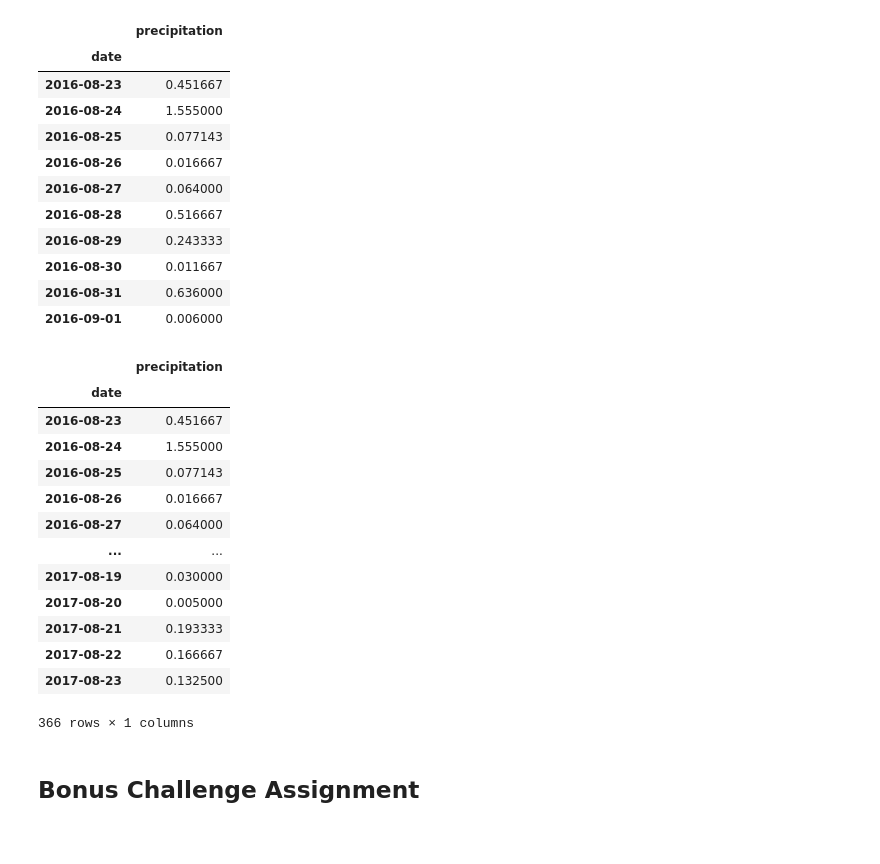
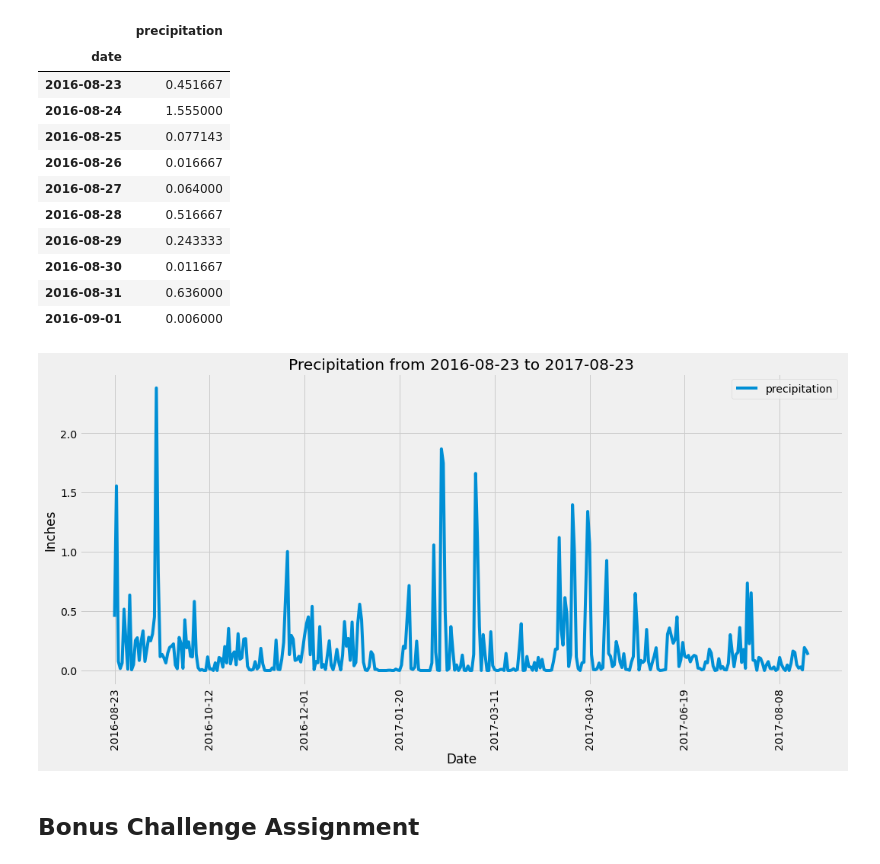
Before and after one commit to sir-omoreno/sqlalchemy-challenge, a Jupyter notebook: climate_starter.ipynb, the cells around one changed output. Cells and saved outputs as stored; diff of their text form; code cells hidden in the pictures; blank space fills up the shorter version.

Commit message:
motplotlib chart

```diff
--- a/climate_starter.ipynb
+++ b/climate_starter.ipynb
@@ -79,8 +79,10 @@ query_to_retrieve
  ('2017-08-23', 0.1325)]
 # %%
 # Save the query results as a Pandas DataFrame and set the index to the date column
+# Sort the dataframe by date
 df = pd.DataFrame(query_to_retrieve, columns=['date', 'precipitation'])
 df.set_index("date", inplace=True)
+df = df.sort_values(["date"], ascending=True)
 df.head(10)
 # %% [output]
 |  | precipitation |
@@ -95,25 +97,16 @@ df.head(10)
 | 2016-08-30 | 0.011667 |
 | 2016-08-31 | 0.636000 |
 | 2016-09-01 | 0.006000 |
-# %%
-# Sort the dataframe by date
-df.sort_values("date")
-# Use Pandas Plotting with Matplotlib to plot the data
-# %% [output]
-|  | precipitation |
-| date |  |
-| 2016-08-23 | 0.451667 |
-| 2016-08-24 | 1.555000 |
-| 2016-08-25 | 0.077143 |
-| 2016-08-26 | 0.016667 |
-| 2016-08-27 | 0.064000 |
-| ... | ... |
-| 2017-08-19 | 0.030000 |
-| 2017-08-20 | 0.005000 |
-| 2017-08-21 | 0.193333 |
-| 2017-08-22 | 0.166667 |
-| 2017-08-23 | 0.132500 |
-366 rows × 1 columns
+# %%
+# Use Pandas Plotting with Matplotlib to plot the data
+ax = df.plot(rot=90, figsize=(16,7));
+ax.set_title(f"Precipitation from {dt.datetime.strftime(one_year_ago, '%Y-%m-%d')} to {dt.datetime.strftime(last_year, '%Y-%m-%d')}");
+ax.set_ylabel("Inches");
+ax.set_xlabel("Date")
+plt.savefig("Images/precipitation_data.png")
+plt.show()
+# %% [output]
+[figure, added]
 # %%
 # Use Pandas to calcualte the summary statistics for the precipitation data
 # %%
```
Also changed, not shown: 1 other file.
